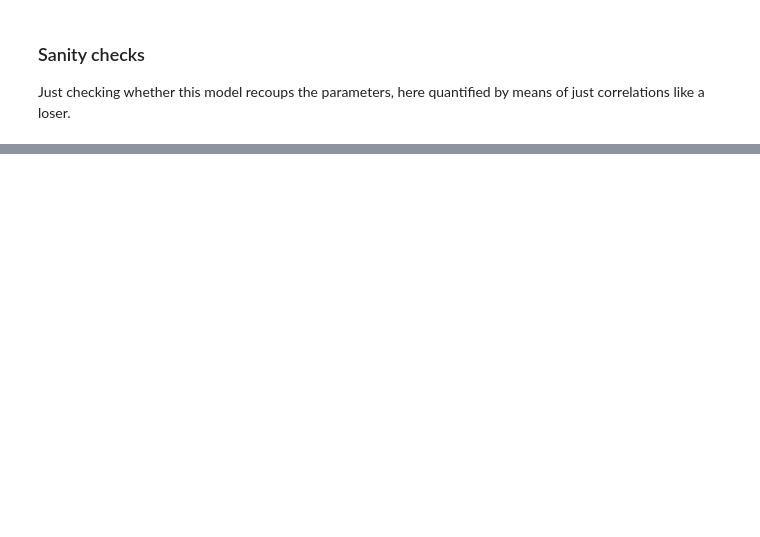
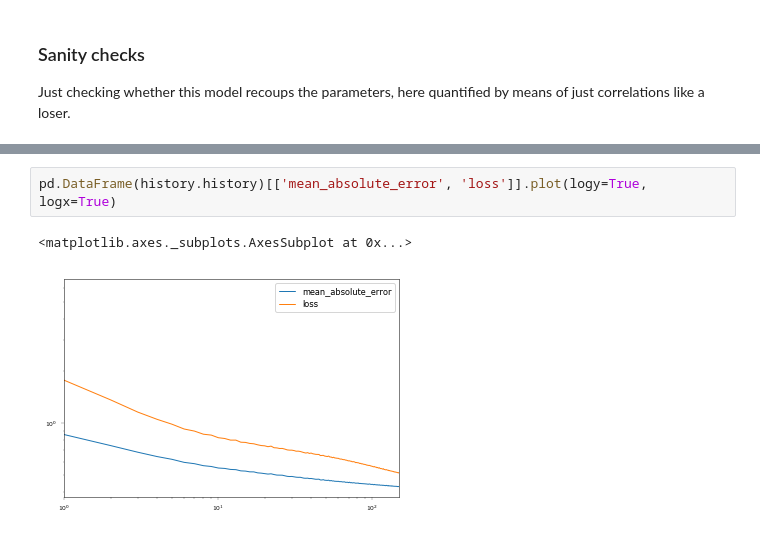
Before and after one commit to tknapen/prf_lyon, a Jupyter notebook: analysis/keras.ipynb, the cells around one changed output, grey strips where cells are left out. Cells and saved outputs as stored; diff of their text form; blank space fills up the shorter version.

```diff
--- a/analysis/keras.ipynb
+++ b/analysis/keras.ipynb
@@ -206,0 +247,5 @@ print(sp.stats.pearsonr(pred.ravel(), parameters.T[:].ravel()))
+# %%
+pd.DataFrame(history.history)[['mean_absolute_error', 'loss']].plot(logy=True, logx=True)
+# %% [output]
+<matplotlib.axes._subplots.AxesSubplot at 0x...>
+[figure, added]
```
Also changed, not shown: parts of 13 cells of this notebook, 1 other file.
